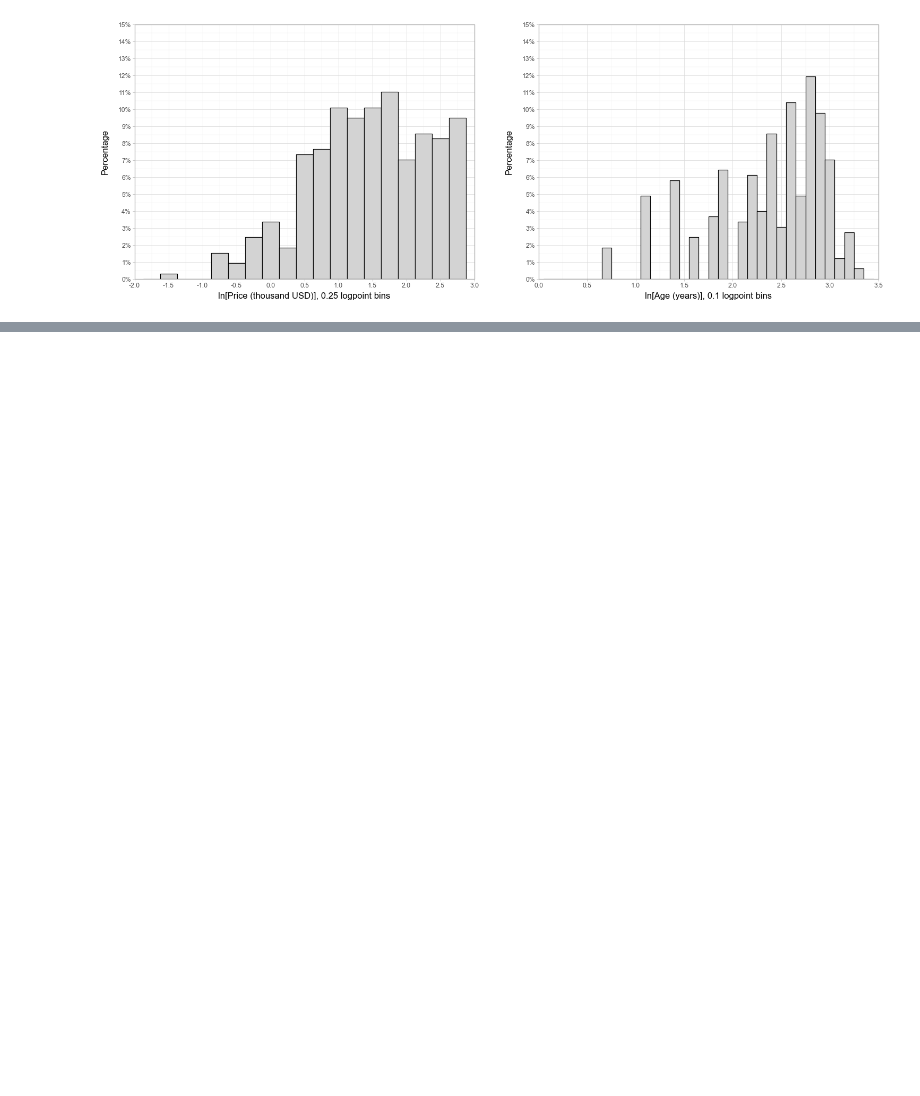
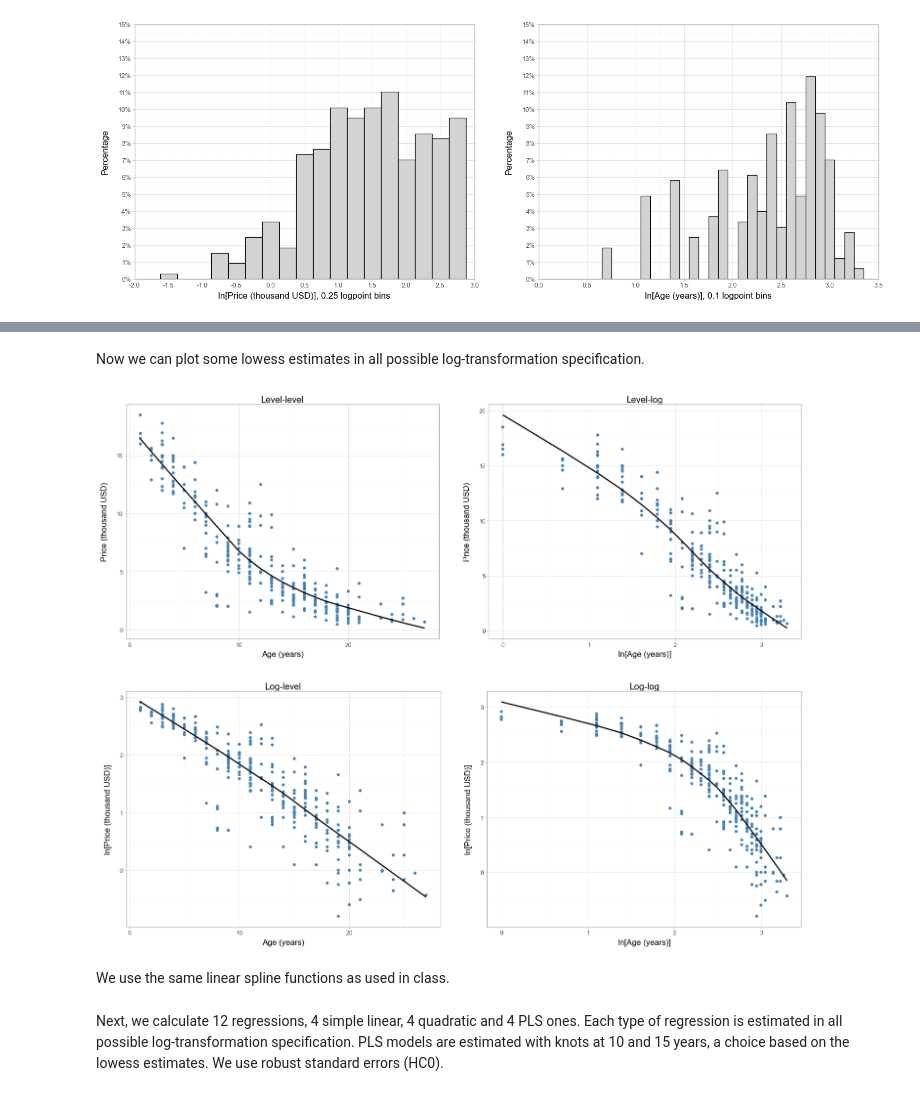
Before and after one commit to marton-nagy-marton/Coding1_assignment1, a Jupyter notebook: Matyas_Kovacs-Marton_Nagy_Coding1_HA1.ipynb, the cells around one changed output, grey strips where cells are left out. Saved outputs shown, nothing was run; the diff lists cells and outputs as text; code cells hidden in the pictures; blank space fills up the shorter version.

```diff
--- a/Matyas_Kovacs-Marton_Nagy_Coding1_HA1.ipynb
+++ b/Matyas_Kovacs-Marton_Nagy_Coding1_HA1.ipynb
@@ -336,0 +366,73 @@ combined.savefig()
+# %%
+chicago = (chicago[
+           ~((chicago['age'] < 10)
+           & (chicago['price'] < 1))
+           ]
+          )
+# %% [markdown]
+Now we can plot some lowess estimates in all possible log-transformation specification.
+# %%
+pw.basefigure.clear()
+p1 = (
+    ggplot(chicago)
+    + aes(x = 'age', y = 'price')
+    + geom_point(color = 'steelblue')
+    + geom_smooth(method = 'lowess')
+    + theme_light()
+    + labs(
+        x = 'Age (years)',
+        y = 'Price (thousand USD)',
+        title = 'Level-level'
+    )
+)
+
+p2 = (
+    ggplot(chicago)
+    + aes(x = 'ln_age', y = 'price')
+    + geom_point(color = 'steelblue')
+    + geom_smooth(method = 'lowess')
+    + theme_light()
+    + labs(
+        x = 'ln[Age (years)]',
+        y = 'Price (thousand USD)',
+        title = 'Level-log'
+    )
+)
+
+p3 = (
+    ggplot(chicago)
+    + aes(x = 'age', y = 'ln_price')
+    + geom_point(color = 'steelblue')
+    + geom_smooth(method = 'lowess')
+    + theme_light()
+    + labs(
+        x = 'Age (years)',
+        y = 'ln[Price (thousand USD)]',
+        title = 'Log-level'
+    )
+)
+
+p4 = (
+    ggplot(chicago)
+    + aes(x = 'ln_age', y = 'ln_price')
+    + geom_point(color = 'steelblue')
+    + geom_smooth(method = 'lowess')
+    + theme_light()
+    + labs(
+        x = 'ln[Age (years)]',
+        y = 'ln[Price (thousand USD)]',
+        title = 'Log-log'
+    )
+)
+
+p1 = pw.load_ggplot(p1)
+p2 = pw.load_ggplot(p2)
+p3 = pw.load_ggplot(p3)
+p4 = pw.load_ggplot(p4)
+
+combined = (p1|p2)/(p3|p4)
+combined.savefig()
+# %% [output]
+[figure, added]
+# %% [markdown]
+We use the same linear spline functions as used in class.
@@ -336,0 +514,2 @@ combined.savefig()
+# %% [markdown]
+Next, we calculate 12 regressions, 4 simple linear, 4 quadratic and 4 PLS ones. Each type of regression is estimated in all possible log-transformation specification. PLS models are estimated with knots at 10 and 15 years, a choice based on the lowess estimates. We use robust standard errors (HC0).
```
Also changed, not shown: parts of 26 cells of this notebook.
